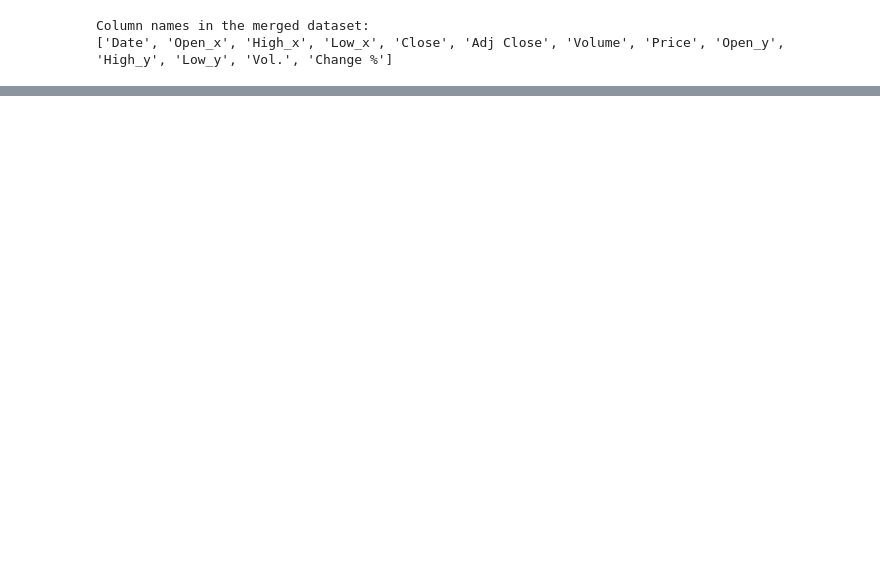
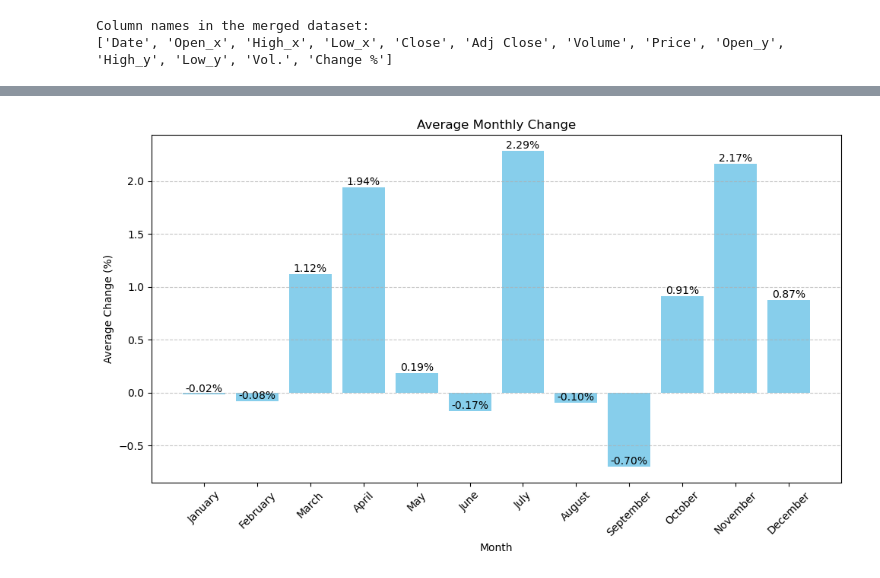
Before and after one commit to enevmartin/S-P_500_Seasonality_Analysis, a Jupyter notebook: notebooks/simple.ipynb, the cells around one changed output, grey strips where cells are left out. Drawn from its saved outputs; the diff is of its cells as text; code cells hidden in the pictures; blank space fills up the shorter version.

```diff
--- a/notebooks/simple.ipynb
+++ b/notebooks/simple.ipynb
@@ -167,0 +298,16 @@ Processed data saved to C:\Users\Martin\DataspellProjects\S&P_500_Seasonality_An
+# %%
+
+
+# Ensure the 'Date' column is in datetime format
+merged_df['Date'] = pd.to_datetime(merged_df['Date'])
+
+# Extract the month name from the 'Date' column
+merged_df['Month'] = merged_df['Date'].dt.strftime('%B')
+
+# Display the first few rows to verify the changes
+print("\nFirst few rows with the new 'Month' column:")
+print(merged_df[['Date', 'Month']].head())
+
+# Display the column names to verify the addition
+print("\nColumn names after adding 'Month' column:")
+print(merged_df.columns.tolist())
@@ -167,0 +337,34 @@ Processed data saved to C:\Users\Martin\DataspellProjects\S&P_500_Seasonality_An
+# %%
+# Ensure the 'Date' column is in datetime format
+merged_df['Date'] = pd.to_datetime(merged_df['Date'])
+
+# Convert 'Change %' to numeric values
+merged_df['Change %'] = merged_df['Change %'].replace({'%': ''}, regex=True).astype(float)
+
+# Extract month names
+merged_df['Month'] = merged_df['Date'].dt.strftime('%B')
+
+# Group by month and calculate the average change
+monthly_avg_change = merged_df.groupby('Month')['Change %'].mean()
+
+# Reorder months to match calendar order
+month_order = ['January', 'February', 'March', 'April', 'May', 'June', 'July', 'August', 'September', 'October', 'November', 'December']
+monthly_avg_change = monthly_avg_change.reindex(month_order)
+
+# Plot the results
+plt.figure(figsize=(10, 6))
+plt.bar(monthly_avg_change.index, monthly_avg_change.values, color='skyblue')
+plt.xlabel('Month')
+plt.ylabel('Average Change (%)')
+plt.title('Average Monthly Change')
+plt.xticks(rotation=45)
+plt.grid(axis='y', linestyle='--', alpha=0.7)
+
+# Annotate bars with values
+for i, value in enumerate(monthly_avg_change.values):
+    plt.text(i, value, f'{value:.2f}%', ha='center', va='bottom')
+
+plt.tight_layout()
+plt.show()
+# %% [output]
+[figure, added]
```
Also changed, not shown: parts of 20 cells of this notebook, 1 other file.
